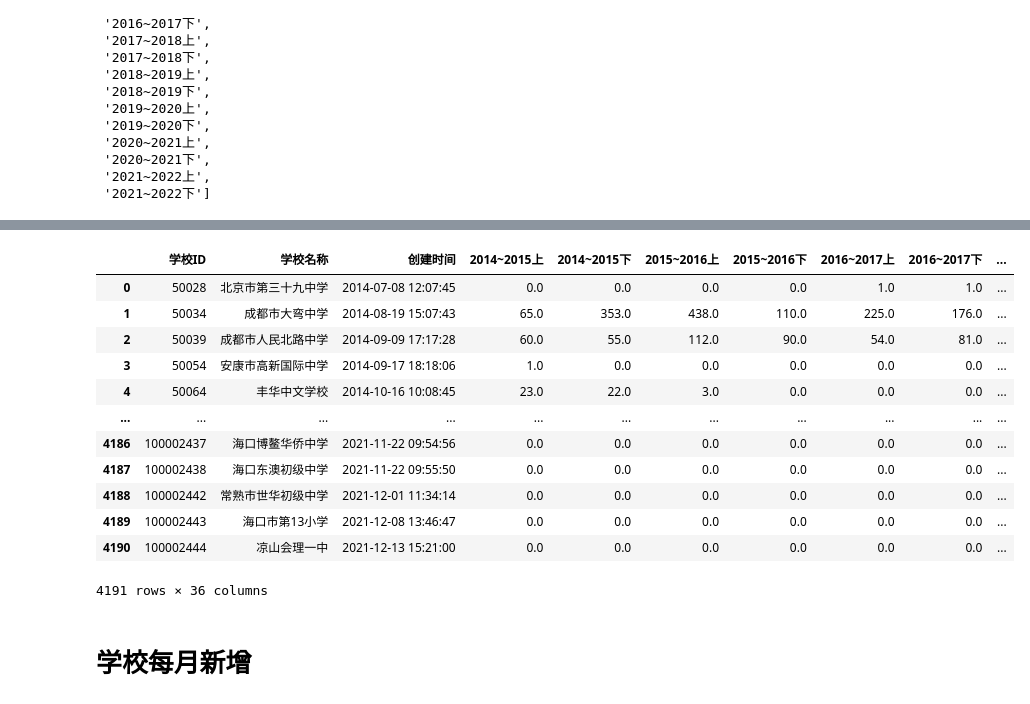
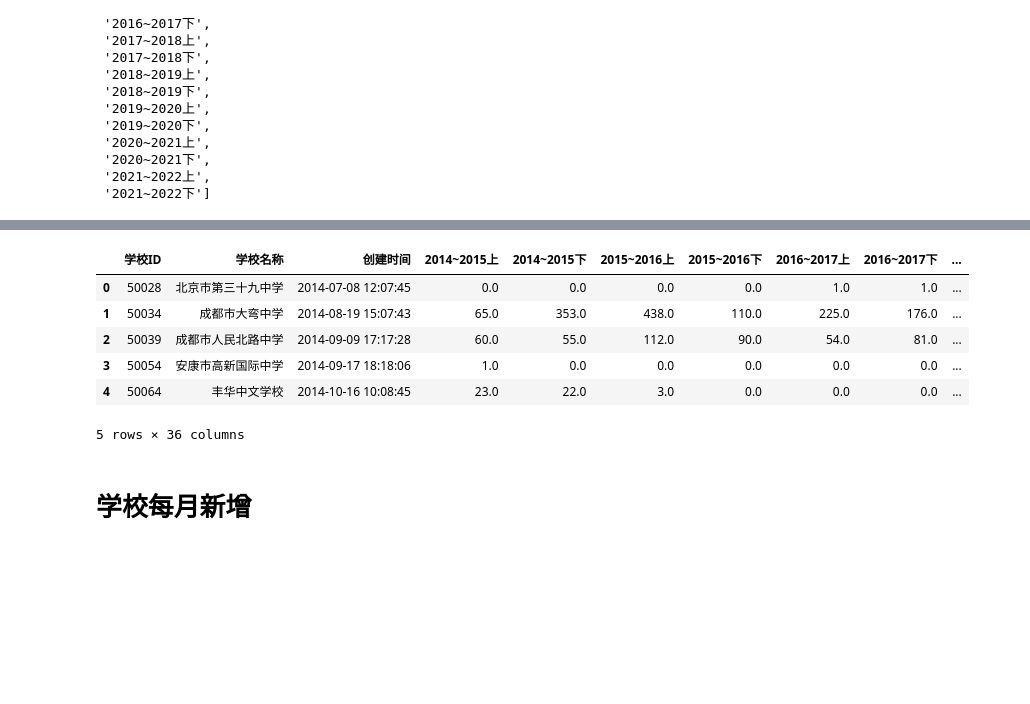
Before and after one commit to caozhiqiang8/jupyter, a Jupyter notebook: CRM.ipynb, the cells around one changed output, grey strips where cells are left out. Drawn from its saved outputs; the diff is of its cells as text; code cells hidden in the pictures; blank space fills up the shorter version.

```diff
--- a/CRM.ipynb
+++ b/CRM.ipynb
@@ -306,7 +299,7 @@ school_year['new'] = (school_year[school_year_list[0]] == 0 ) & (school_year[sch
 school_year['js'] = (school_year[school_year_list[0]] < task) & (school_year[school_year_list[1]] < task) &  (school_year[school_year_list[2]] < task) & (school_year[school_year_list[3]] < task) & (school_year[school_year_list[4]] < task) & (school_year[school_year_list[5]] < task) & (school_year[school_year_list[6]] < task) & (school_year[school_year_list[7]] < task) & (school_year[school_year_list[8]] < task) & (school_year[school_year_list[9]] < task) & (school_year[school_year_list[10]] < task) & (school_year[school_year_list[11]] < task) & (school_year[school_year_list[12]] < task) & (school_year[school_year_list[13]] < task) & (school_year[school_year_list[14]] < task)
 
 school_year = school_year.replace(to_replace=False,value='')
-school_year
+school_year.head(5)
 # %% [output]
 |  | 学校ID | 学校名称 | 创建时间 | 2014~2015上 | 2014~2015下 | 2015~2016上 | 2015~2016下 | 2016~2017上 | 2016~2017下 | ... |
 | 0 | 50028 | 北京市第三十九中学 | 2014-07-08 12:07:45 | 0.0 | 0.0 | 0.0 | 0.0 | 1.0 | 1.0 | ... |
@@ -361,21 +348,15 @@ def schoolType(x):
         return '回归学校'
 # %%
 school_year['type'] = school_year.apply(lambda x : schoolType(x),axis=1 )
-school_year
+school_year.head(5)
 # %% [output]
 |  | 学校ID | 学校名称 | 创建时间 | 2014~2015上 | 2014~2015下 | 2015~2016上 | 2015~2016下 | 2016~2017上 | 2016~2017下 | ... |
 | 0 | 50028 | 北京市第三十九中学 | 2014-07-08 12:07:45 | 0.0 | 0.0 | 0.0 | 0.0 | 1.0 | 1.0 | ... |
 | 1 | 50034 | 成都市大弯中学 | 2014-08-19 15:07:43 | 65.0 | 353.0 | 438.0 | 110.0 | 225.0 | 176.0 | ... |
 | 2 | 50039 | 成都市人民北路中学 | 2014-09-09 17:17:28 | 60.0 | 55.0 | 112.0 | 90.0 | 54.0 | 81.0 | ... |
 | 3 | 50054 | 安康市高新国际中学 | 2014-09-17 18:18:06 | 1.0 | 0.0 | 0.0 | 0.0 | 0.0 | 0.0 | ... |
 | 4 | 50064 | 丰华中文学校 | 2014-10-16 10:08:45 | 23.0 | 22.0 | 3.0 | 0.0 | 0.0 | 0.0 | ... |
-| ... | ... | ... | ... | ... | ... | ... | ... | ... | ... | ... |
-| 4186 | 100002437 | 海口博鳌华侨中学 | 2021-11-22 09:54:56 | 0.0 | 0.0 | 0.0 | 0.0 | 0.0 | 0.0 | ... |
-| 4187 | 100002438 | 海口东澳初级中学 | 2021-11-22 09:55:50 | 0.0 | 0.0 | 0.0 | 0.0 | 0.0 | 0.0 | ... |
-| 4188 | 100002442 | 常熟市世华初级中学 | 2021-12-01 11:34:14 | 0.0 | 0.0 | 0.0 | 0.0 | 0.0 | 0.0 | ... |
-| 4189 | 100002443 | 海口市第13小学 | 2021-12-08 13:46:47 | 0.0 | 0.0 | 0.0 | 0.0 | 0.0 | 0.0 | ... |
-| 4190 | 100002444 | 凉山会理一中 | 2021-12-13 15:21:00 | 0.0 | 0.0 | 0.0 | 0.0 | 0.0 | 0.0 | ... |
-4191 rows × 36 columns
+5 rows × 36 columns
 # %%
 school_year.to_excel(r'C:\Users\caozhiqiang\Desktop\学校群体划分1.xlsx')
 # %% [markdown]
```
Also changed, not shown: parts of 13 cells of this notebook, 10 other files.
